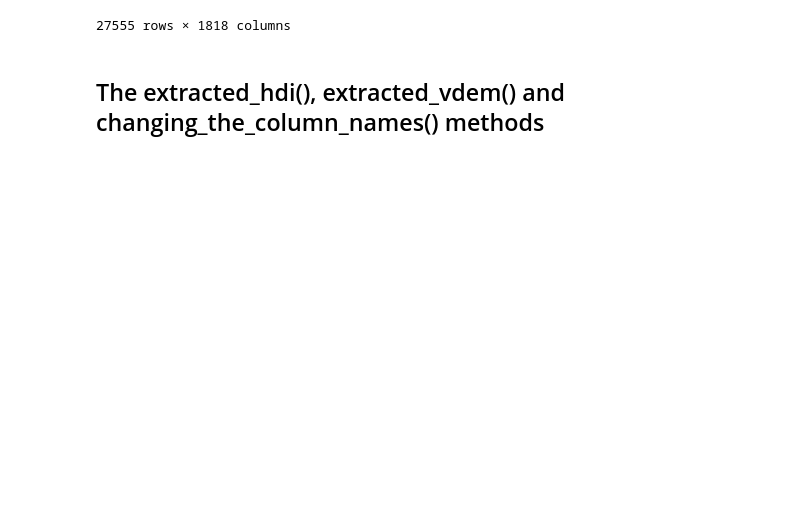
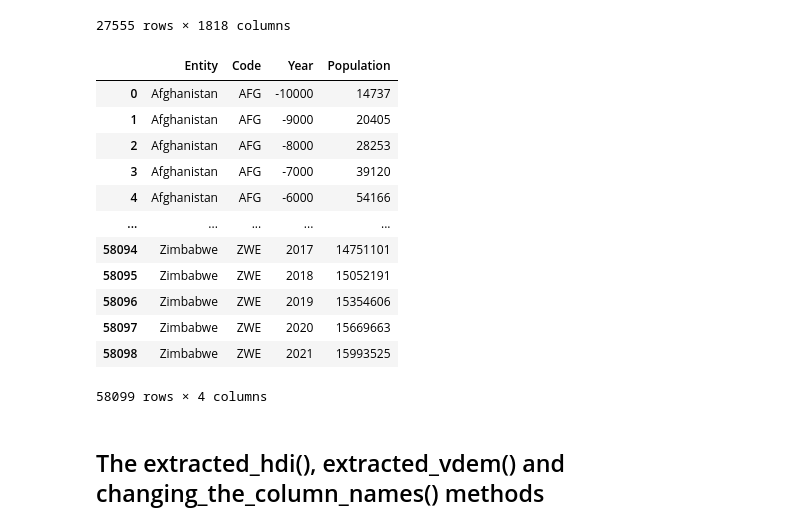
Before and after one commit to hi99-john/political_spectrum_comparative_perspective, a Jupyter notebook: country_level_data_transformation.ipynb, the cells around one changed output. Cells and saved outputs as stored; diff of their text form; code cells hidden in the pictures; blank space fills up the shorter version.

```diff
--- a/country_level_data_transformation.ipynb
+++ b/country_level_data_transformation.ipynb
@@ -103,6 +111,22 @@ CountryLevelDataTransformer.vdem
 | 27553 | Piedmont-Sardinia | SPD | 373 | 1860 | 1860-12-31 | 1 | 1 | NaN | ... |
 | 27554 | Piedmont-Sardinia | SPD | 373 | 1861 | 1861-12-31 | 1 | 1 | Kingdom of Piedmont-Sardinia | ... |
 27555 rows × 1818 columns
+# %%
+CountryLevelDataTransformer.population
+# %% [output]
+|  | Entity | Code | Year | Population |
+| 0 | Afghanistan | AFG | -10000 | 14737 |
+| 1 | Afghanistan | AFG | -9000 | 20405 |
+| 2 | Afghanistan | AFG | -8000 | 28253 |
+| 3 | Afghanistan | AFG | -7000 | 39120 |
+| 4 | Afghanistan | AFG | -6000 | 54166 |
+| ... | ... | ... | ... | ... |
+| 58094 | Zimbabwe | ZWE | 2017 | 14751101 |
+| 58095 | Zimbabwe | ZWE | 2018 | 15052191 |
+| 58096 | Zimbabwe | ZWE | 2019 | 15354606 |
+| 58097 | Zimbabwe | ZWE | 2020 | 15669663 |
+| 58098 | Zimbabwe | ZWE | 2021 | 15993525 |
+58099 rows × 4 columns
 # %% [markdown]
 ## The extracted_hdi(), extracted_vdem() and changing_the_column_names() methods
 # %%
```
Also changed, not shown: parts of 8 cells of this notebook.
